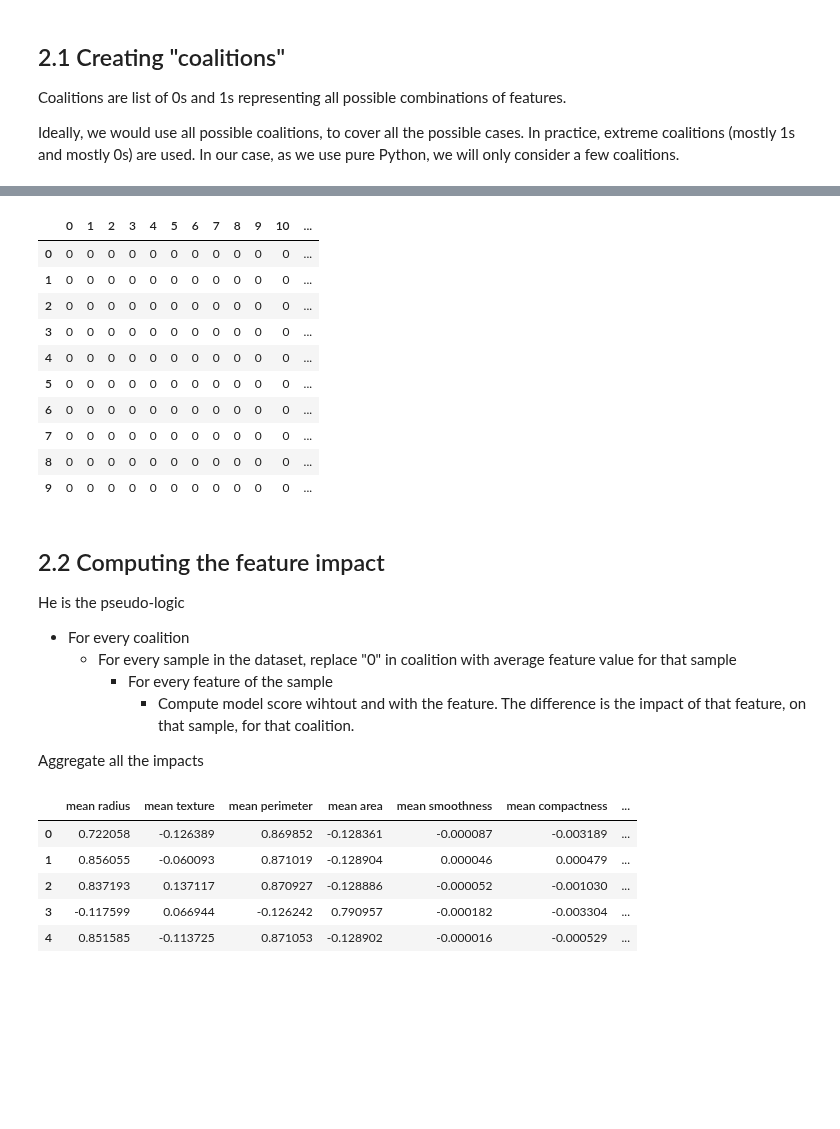
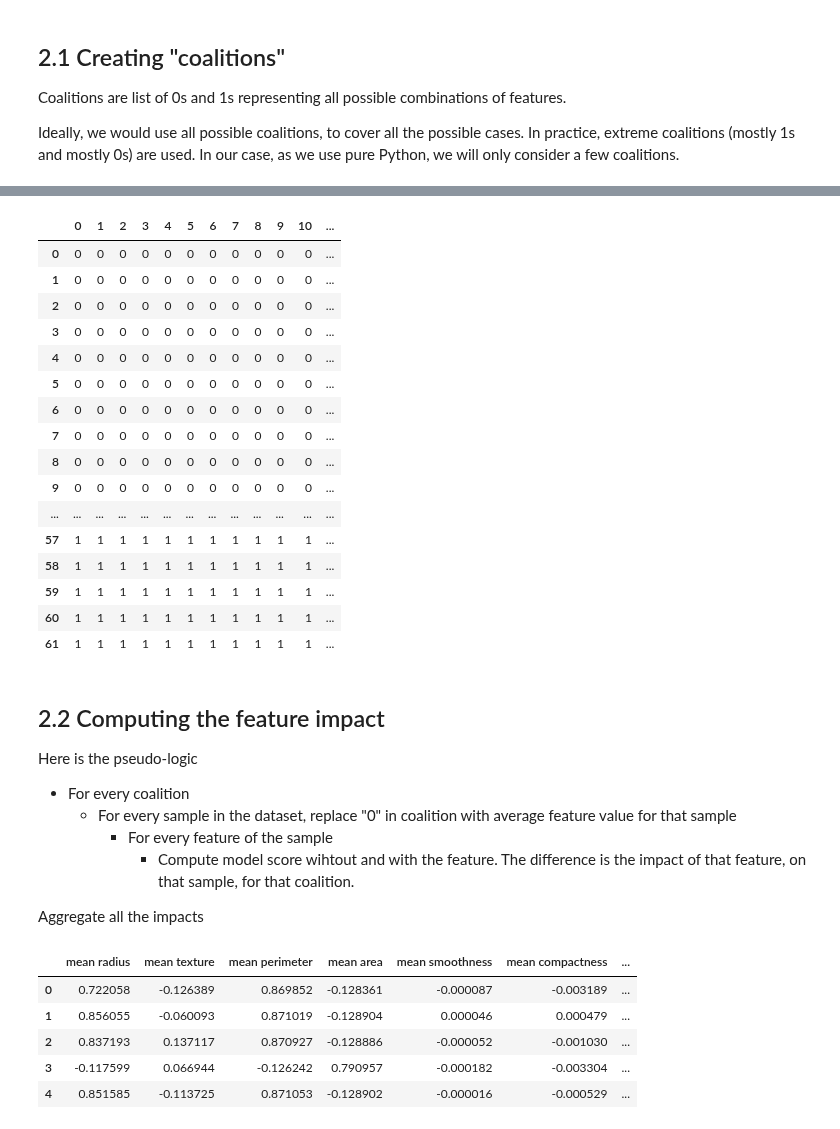
Before and after one commit to RCambier/blog, a Jupyter notebook: _notebooks/2023-01-14-shap-values.ipynb, the cells around one changed output, grey strips where cells are left out. Cells and saved outputs as stored; diff of their text form; code cells hidden in the pictures; blank space fills up the shorter version.

```diff
--- a/_notebooks/2023-01-14-shap-values.ipynb
+++ b/_notebooks/2023-01-14-shap-values.ipynb
@@ -41,27 +41,33 @@ This image, from the great SHAP explanation [here](https://christophm.github.io/
 # %%
 coalitions = []
 for i in [0,1, len(X.columns)-1, len(X.columns)]:
   num_ones = i
   num_zeroes = len(X.columns) - i
   coalitions += list(multiset_permutations([0] * num_zeroes + [1] * num_ones))
 
-pd.DataFrame(coalitions).head(10).style.applymap(lambda v: 'background-color:red' if v == 1 else None)
+pd.DataFrame(coalitions).style.applymap(lambda v: 'background-color:red' if v == 1 else None)
 # %% [output]
 |  | 0 | 1 | 2 | 3 | 4 | 5 | 6 | 7 | 8 | 9 | 10 | ... |
 | 0 | 0 | 0 | 0 | 0 | 0 | 0 | 0 | 0 | 0 | 0 | 0 | ... |
 | 1 | 0 | 0 | 0 | 0 | 0 | 0 | 0 | 0 | 0 | 0 | 0 | ... |
 | 2 | 0 | 0 | 0 | 0 | 0 | 0 | 0 | 0 | 0 | 0 | 0 | ... |
 | 3 | 0 | 0 | 0 | 0 | 0 | 0 | 0 | 0 | 0 | 0 | 0 | ... |
 | 4 | 0 | 0 | 0 | 0 | 0 | 0 | 0 | 0 | 0 | 0 | 0 | ... |
 | 5 | 0 | 0 | 0 | 0 | 0 | 0 | 0 | 0 | 0 | 0 | 0 | ... |
 | 6 | 0 | 0 | 0 | 0 | 0 | 0 | 0 | 0 | 0 | 0 | 0 | ... |
 | 7 | 0 | 0 | 0 | 0 | 0 | 0 | 0 | 0 | 0 | 0 | 0 | ... |
 | 8 | 0 | 0 | 0 | 0 | 0 | 0 | 0 | 0 | 0 | 0 | 0 | ... |
 | 9 | 0 | 0 | 0 | 0 | 0 | 0 | 0 | 0 | 0 | 0 | 0 | ... |
+| ... | ... | ... | ... | ... | ... | ... | ... | ... | ... | ... | ... | ... |
+| 57 | 1 | 1 | 1 | 1 | 1 | 1 | 1 | 1 | 1 | 1 | 1 | ... |
+| 58 | 1 | 1 | 1 | 1 | 1 | 1 | 1 | 1 | 1 | 1 | 1 | ... |
+| 59 | 1 | 1 | 1 | 1 | 1 | 1 | 1 | 1 | 1 | 1 | 1 | ... |
+| 60 | 1 | 1 | 1 | 1 | 1 | 1 | 1 | 1 | 1 | 1 | 1 | ... |
+| 61 | 1 | 1 | 1 | 1 | 1 | 1 | 1 | 1 | 1 | 1 | 1 | ... |
 # %% [markdown]
 ## 2.2 Computing the feature impact
 
-He is the pseudo-logic
+Here is the pseudo-logic
 - For every coalition
   - For every sample in the dataset, replace "0" in coalition with average feature value for that sample
     - For every feature of the sample
```
